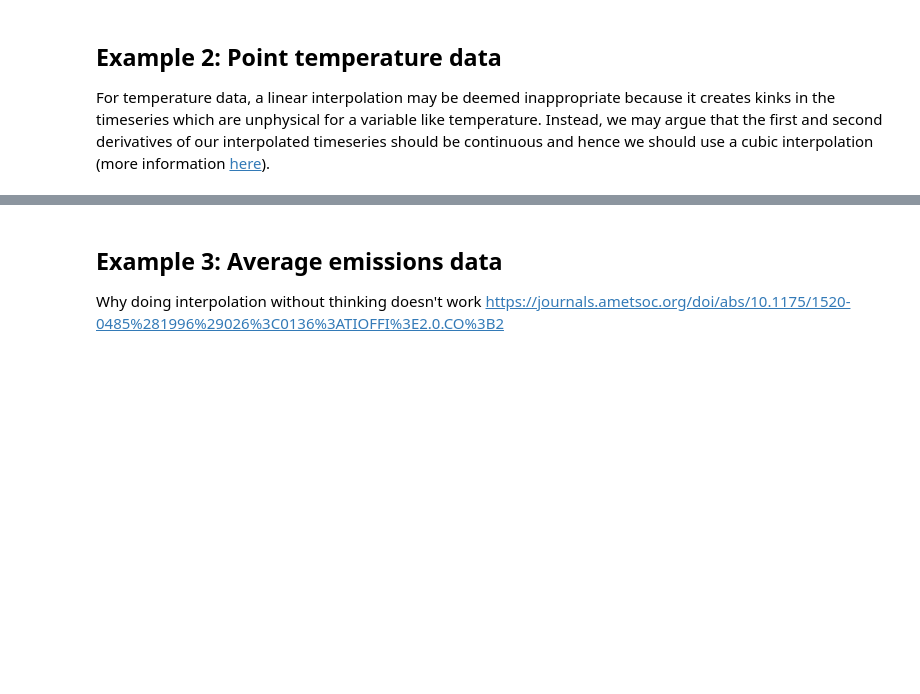
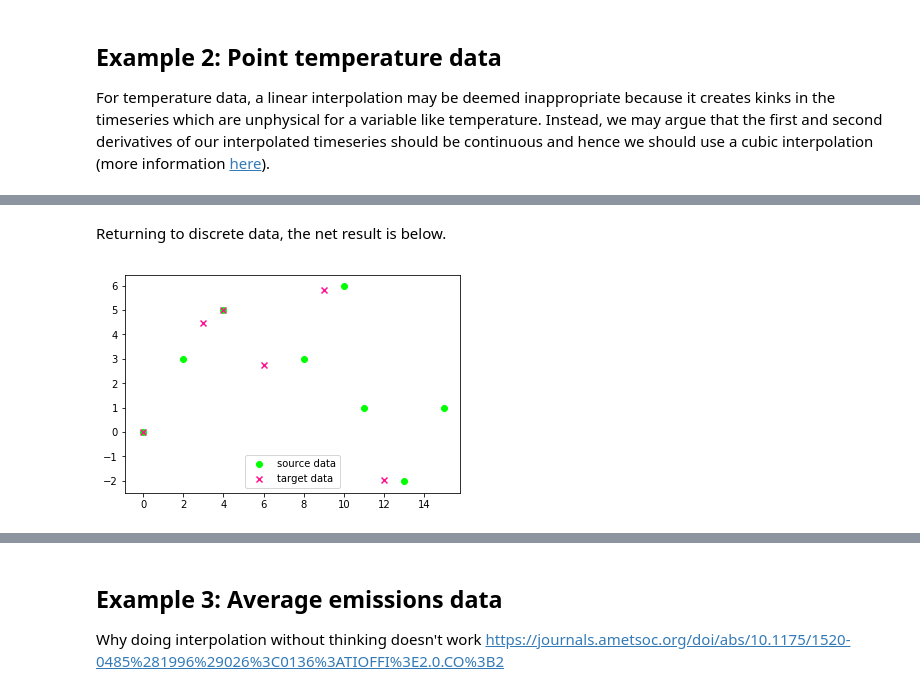
Before and after one commit to znicholls/openscm, a Jupyter notebook: notebooks/interpolation.ipynb, the cells around one changed output, grey strips where cells are left out. Cells and saved outputs as stored; diff of their text form; code cells hidden in the pictures; blank space fills up the shorter version.

```diff
--- a/notebooks/interpolation.ipynb
+++ b/notebooks/interpolation.ipynb
@@ -164,13 +217,17 @@ For temperature data, a linear interpolation may be deemed inappropriate because
+# %% [markdown]
+Returning to discrete data, the net result is below.
 # %%
 ax = plt.figure().add_subplot(111)
 ax.scatter(
     source_times, source_values,
     color=COLOUR_1, marker=MARKER_1,
     label="source data"
 )
-ax.plot(
-    source_times, source_values,
-    color=COLOUR_3, marker=MARKER_3,
-    label="source data linearly interpolated"
+ax.scatter(
+    target_times, target_values,
+    color=COLOUR_4, marker=MARKER_4,
+    label="target data"
 )
 ax.legend(loc="lower center");
+# %% [output]
+[figure, added]
```
Also changed, not shown: parts of 12 cells of this notebook.
